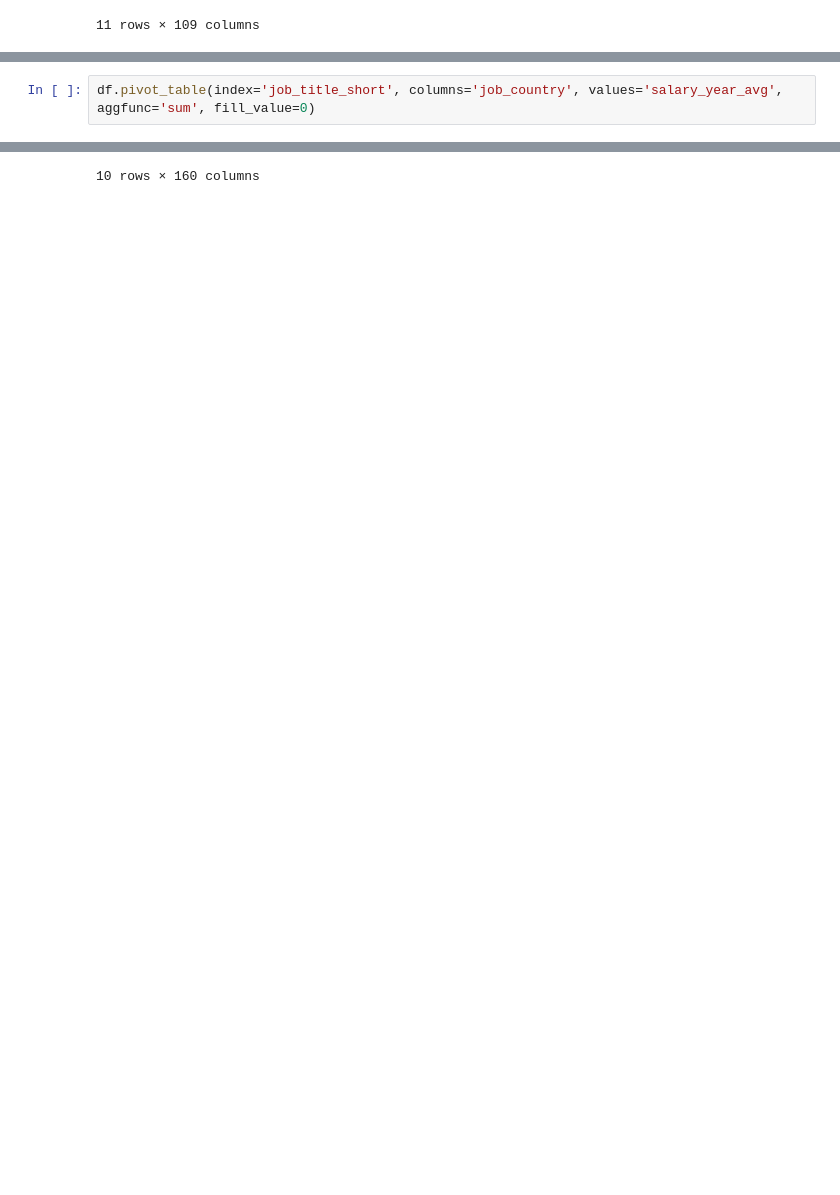
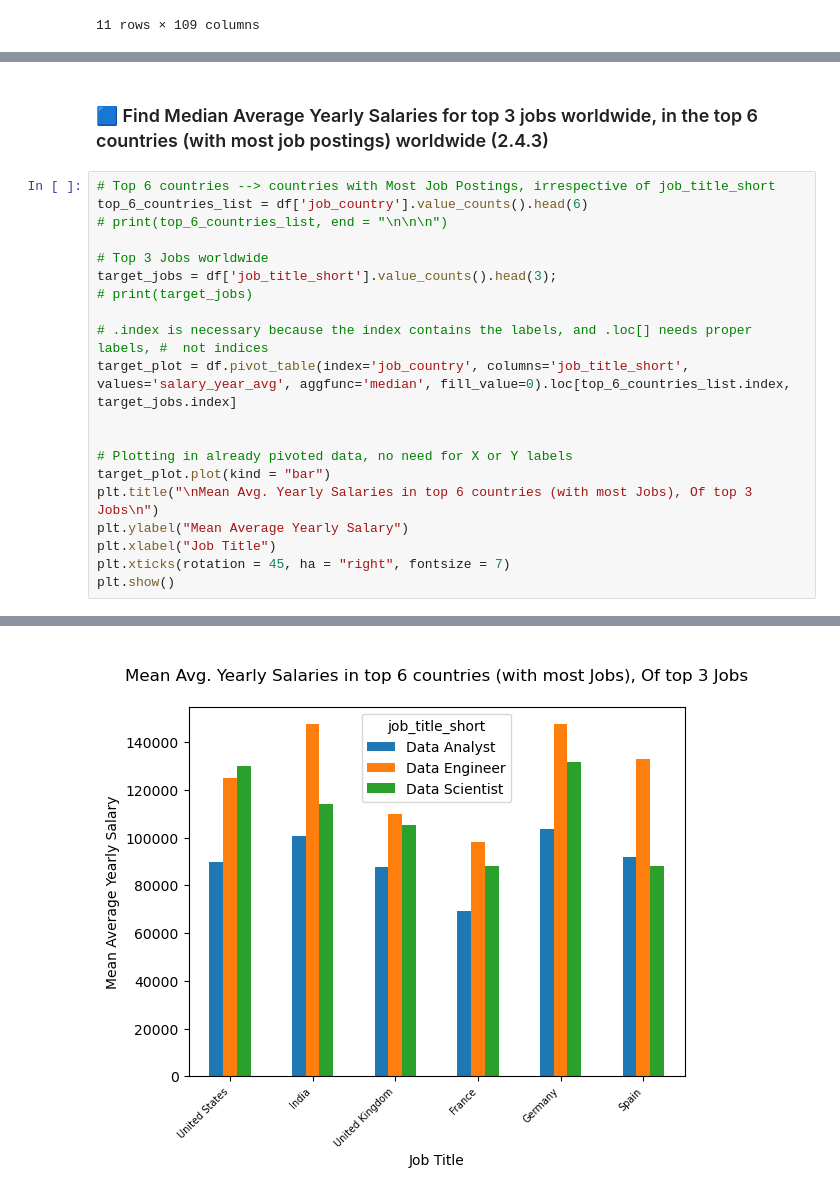
Before and after one commit to Sonu64/Data_Analytics, a Jupyter notebook: 02_Advanced/Pandas/pivot_tables_exercise.ipynb, the cells around one changed output, grey strips where cells are left out. Saved outputs shown, nothing was run; the diff lists cells and outputs as text; blank space fills up the shorter version.

```diff
--- a/02_Advanced/Pandas/pivot_tables_exercise.ipynb
+++ b/02_Advanced/Pandas/pivot_tables_exercise.ipynb
@@ -86,3 +102,23 @@ df.pivot_table(index='job_title_short', columns='job_country', values='salary_ye
+# %% [markdown]
+### 🟦 Find Median Average Yearly Salaries for top 3 jobs worldwide, in the top 6 countries (with most job postings) worldwide (2.4.3)
 # %%
-df.pivot_table(index='job_title_short', columns='job_country', values='salary_year_avg', aggfunc='sum', fill_value=0)
+# Top 6 countries --> countries with Most Job Postings, irrespective of job_title_short
+top_6_countries_list = df['job_country'].value_counts().head(6)
+# print(top_6_countries_list, end = "\n\n\n")
+
+# Top 3 Jobs worldwide
+target_jobs = df['job_title_short'].value_counts().head(3);
+# print(target_jobs)
+
+# .index is necessary because the index contains the labels, and .loc[] needs proper labels, #  not indices
+target_plot = df.pivot_table(index='job_country', columns='job_title_short', values='salary_year_avg', aggfunc='median', fill_value=0).loc[top_6_countries_list.index, target_jobs.index]
+
+
+# Plotting in already pivoted data, no need for X or Y labels
+target_plot.plot(kind = "bar")
+plt.title("\nMean Avg. Yearly Salaries in top 6 countries (with most Jobs), Of top 3 Jobs\n")
+plt.ylabel("Mean Average Yearly Salary")
+plt.xlabel("Job Title")
+plt.xticks(rotation = 45, ha = "right", fontsize = 7)
+plt.show()
 # %% [output]
@@ -101 +125 @@ df.pivot_table(index='job_title_short', columns='job_country', values='salary_ye
-10 rows × 160 columns
+[figure, added]
```
Also changed, not shown: parts of 4 cells of this notebook, 1 other file.
